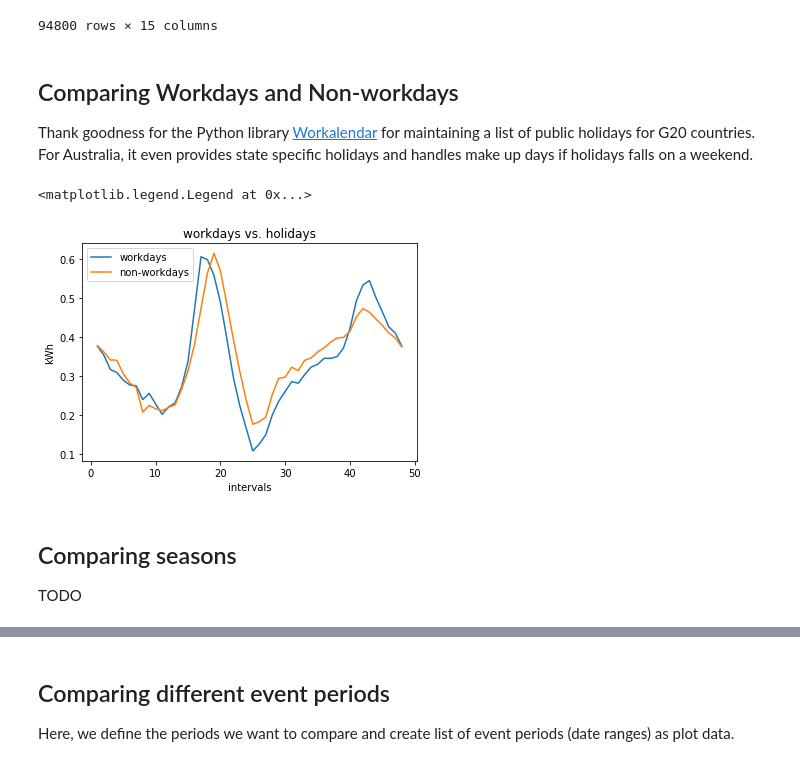
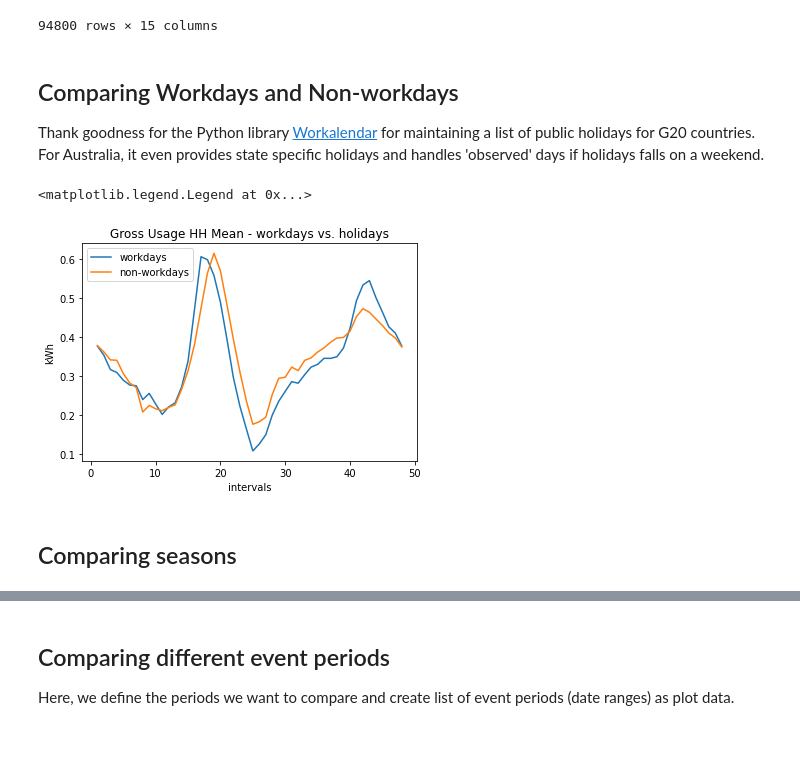
Before and after one commit to tommyli/home-energy, a Jupyter notebook: notebooks/dailies.ipynb, the cells around one changed output, grey strips where cells are left out. Drawn from its saved outputs; the diff is of its cells as text; code cells hidden in the pictures.

```diff
--- a/notebooks/dailies.ipynb
+++ b/notebooks/dailies.ipynb
@@ -151,36 +154,34 @@ df_energy
 
 Thank goodness for the Python library [Workalendar](https://peopledoc.github.io/workalendar/)
 for maintaining a list of public holidays for G20 countries.  For Australia, it even
-provides state specific holidays and handles make up days if holidays falls on a weekend.
+provides state specific holidays and handles 'observed' days if holidays falls on a weekend.
 # %%
 vic_cal = VicHolidayCalendar()
 holidays = pd.to_datetime(list(flatten([[date for date, name in vic_cal.holidays(year)] for year in range(2000, datetime.now().year)])))
 holidays_mask = df_energy.index.isin(holidays)
 weekend_mask = df_energy.index.dayofweek.isin([5, 6])
 non_workday_mask = holidays_mask | weekend_mask
 df_non_workdays = df_energy.loc[non_workday_mask]
 df_workdays = df_energy.loc[~non_workday_mask]
 
 df_workdays_hh_mean = df_workdays.groupby(['interval']).agg(
     gross_usage_kwh=pd.NamedAgg(column='gross_usage_kwh', aggfunc='mean'),
 )
 df_non_workdays_hh_mean = df_non_workdays.groupby(['interval']).agg(
     gross_usage_kwh=pd.NamedAgg(column='gross_usage_kwh', aggfunc='mean'),
 )
 
-title = 'workdays vs. holidays'
+title = 'Gross Usage HH Mean - workdays vs. holidays'
 x = np.linspace(1, 48, num=48)
 fig, axes = plt.subplots()
 axes.plot(x, df_workdays_hh_mean['gross_usage_kwh'], label='workdays')
 axes.plot(x, df_non_workdays_hh_mean['gross_usage_kwh'], label='non-workdays')
 axes.set_xlabel('intervals')
 axes.set_ylabel('kWh')
 axes.set_title(title)
 axes.legend()
 # %% [output]
 <matplotlib.legend.Legend at 0x...>
-[figure, old version]
+[figure, new version]
 # %% [markdown]
 ## Comparing seasons
-
-TODO
```
Also changed, not shown: parts of 4 cells of this notebook.
